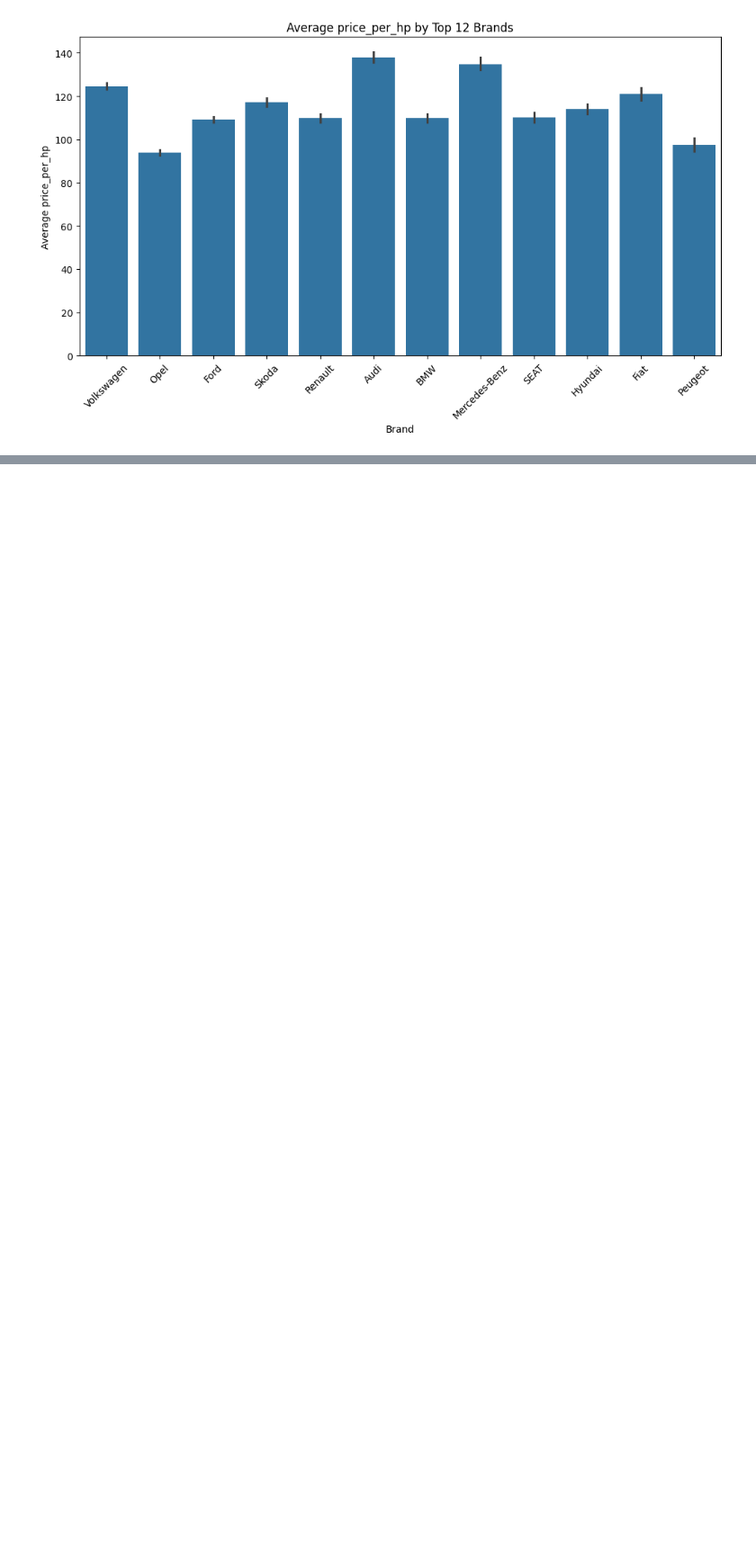
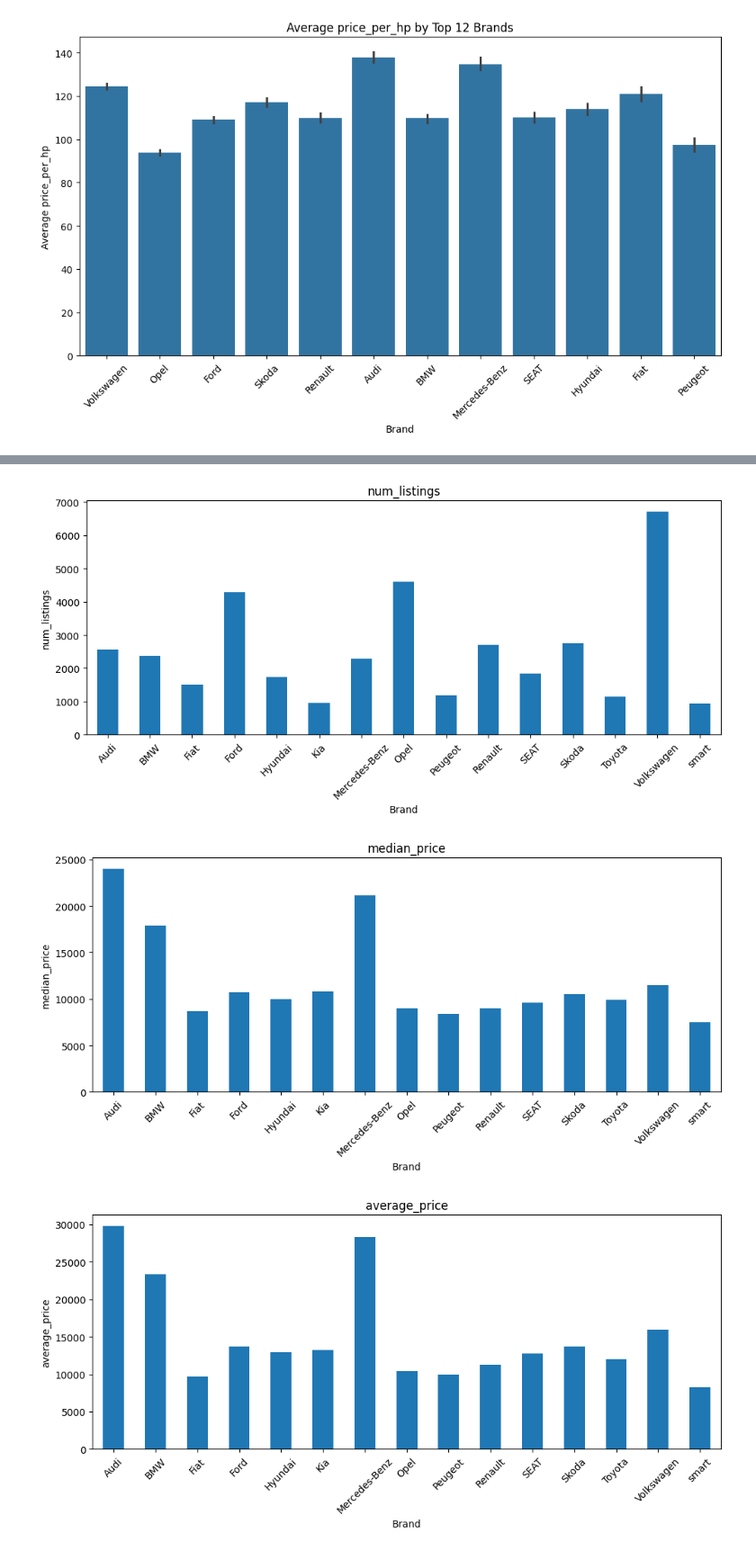
Before and after one commit to AdjinaMohamed/Used_Cars_Analysis, a Jupyter notebook: notebooks/used_cars.ipynb, the cells around one changed output, grey strips where cells are left out. Shown at 90% size. Cells and saved outputs as stored; diff of their text form; code cells hidden in the pictures; blank space fills up the shorter version.

```diff
--- a/notebooks/used_cars.ipynb
+++ b/notebooks/used_cars.ipynb
@@ -293,3 +293,17 @@ for col in categorical_cols:
 [figure]
 [figure]
 [figure]
+# %%
+# Filtering the top brands
+cars_top = cars[cars['brand'].isin(top_brands)]
+
+
+summary_top_brands = cars_top.groupby('brand').agg(
+    num_listings        = ('price', 'count'),      # number of cars listed per brand
+    median_price        = ('price', 'median'),     # typical price per brand
+    average_price       = ('price', 'mean'),       # mean price per brand
+    price_std_dev       = ('price', 'std'),        # variation in price
+    median_hp           = ('hp', 'median'),        # median horsepower per brand
+    median_mileage      = ('mileage', 'median')    # typical mileage per brand
+)
+summary_top_brands.head()
@@ -295,0 +324,12 @@ for col in categorical_cols:
+# %%
+for col in summary_top_brands.columns:
+    summary_top_brands[col].plot(kind='bar', figsize=(10,5), title=col)
+    plt.xlabel('Brand')
+    plt.ylabel(col)
+    plt.xticks(rotation=45)
+    plt.tight_layout()
+    plt.show()
+# %% [output]
+[figure, added]
+[figure, added]
+[figure, added]
```
Also changed, not shown: parts of 4 cells of this notebook.
